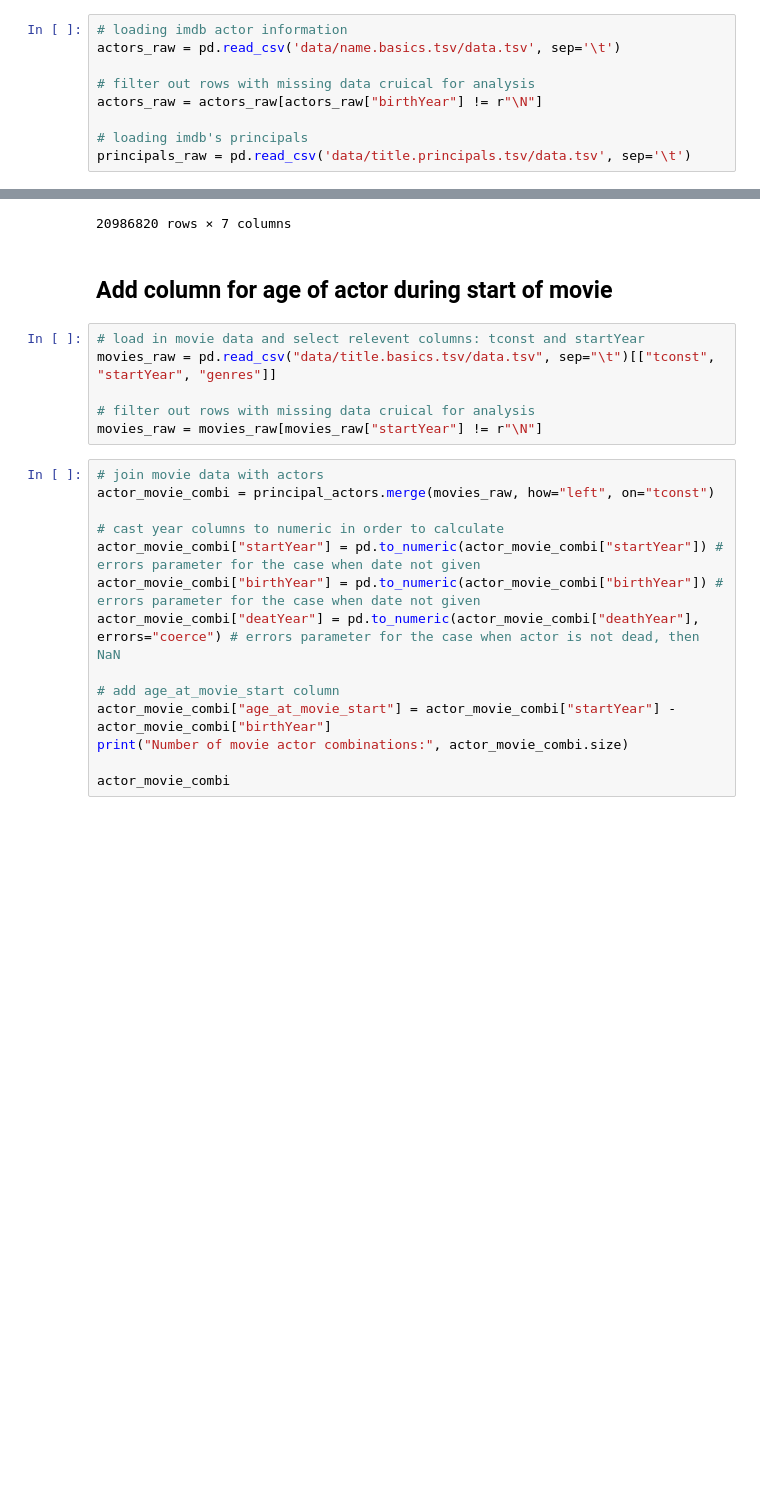
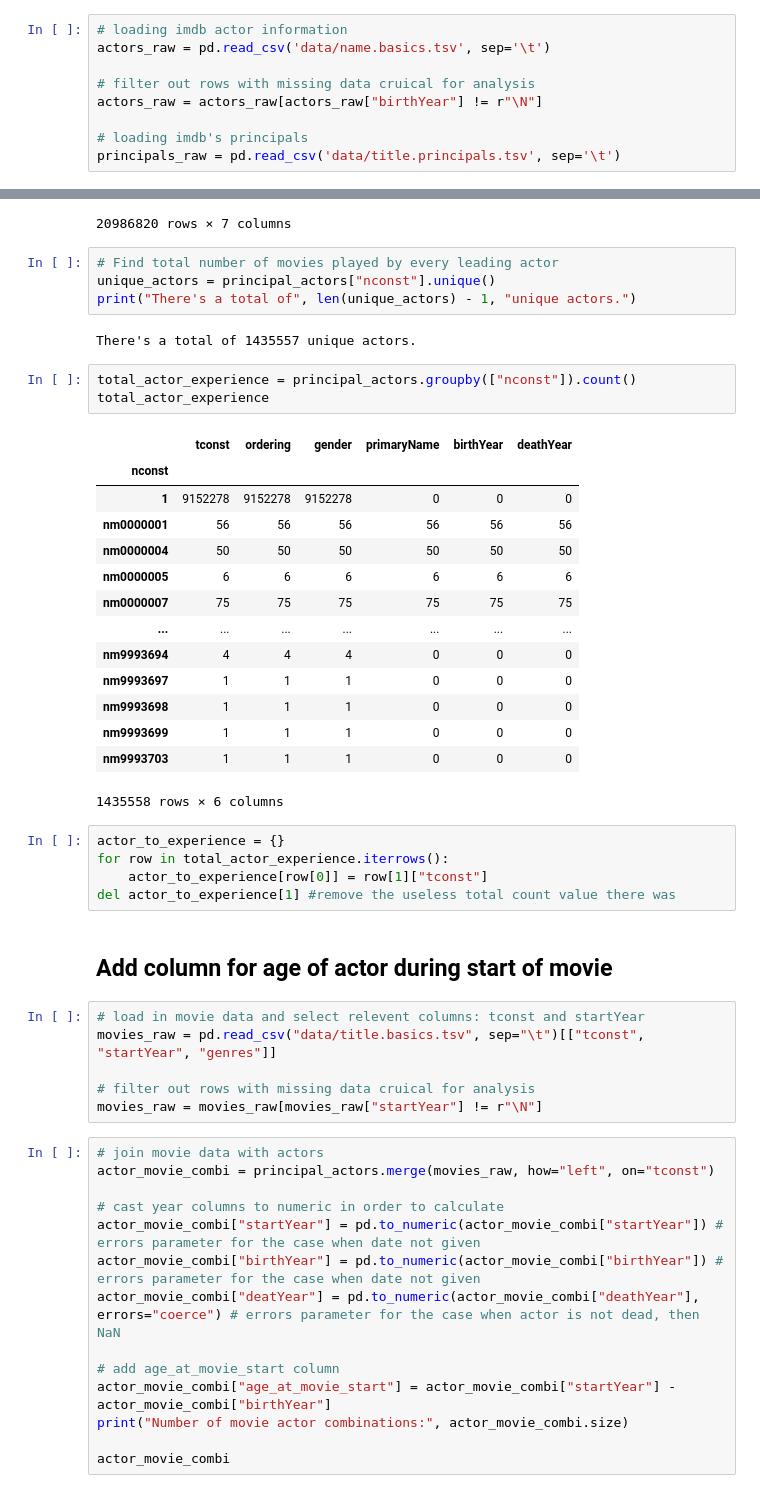
Before and after one commit to epfl-ada/ada-2022-project-jash, a Jupyter notebook: preporcessing.ipynb, the cells around one changed output, grey strips where cells are left out. Cells and saved outputs as stored; diff of their text form; blank space fills up the shorter version.

Commit message:
created {actor:total movie experience} map

```diff
--- a/preporcessing.ipynb
+++ b/preporcessing.ipynb
@@ -3,13 +3,13 @@ import pandas as pd
 import numpy as np
 # %%
 # loading imdb actor information
-actors_raw = pd.read_csv('data/name.basics.tsv/data.tsv', sep='\t')
+actors_raw = pd.read_csv('data/name.basics.tsv', sep='\t')
 
 # filter out rows with missing data cruical for analysis
 actors_raw = actors_raw[actors_raw["birthYear"] != r"\N"]
 
 # loading imdb's principals
-principals_raw = pd.read_csv('data/title.principals.tsv/data.tsv', sep='\t')
+principals_raw = pd.read_csv('data/title.principals.tsv', sep='\t')
 # %%
 print("Number of actors:", actors_raw.size)
 actors_raw
@@ -83,11 +83,40 @@ Number of actors: 146907740
 | 20986818 | tt9916880 | 3 | nm0286175 | 0 | NaN | NaN | NaN |
 | 20986819 | 1 | 1 | 1 | 1 | NaN | NaN | NaN |
 20986820 rows × 7 columns
+# %%
+# Find total number of movies played by every leading actor
+unique_actors = principal_actors["nconst"].unique()
+print("There's a total of", len(unique_actors) - 1, "unique actors.")
+# %% [output]
+There's a total of 1435557 unique actors.
+# %%
+total_actor_experience = principal_actors.groupby(["nconst"]).count()
+total_actor_experience
+# %% [output]
+|  | tconst | ordering | gender | primaryName | birthYear | deathYear |
+| nconst |  |  |  |  |  |  |
+| 1 | 9152278 | 9152278 | 9152278 | 0 | 0 | 0 |
+| nm0000001 | 56 | 56 | 56 | 56 | 56 | 56 |
+| nm0000004 | 50 | 50 | 50 | 50 | 50 | 50 |
+| nm0000005 | 6 | 6 | 6 | 6 | 6 | 6 |
+| nm0000007 | 75 | 75 | 75 | 75 | 75 | 75 |
+| ... | ... | ... | ... | ... | ... | ... |
+| nm9993694 | 4 | 4 | 4 | 0 | 0 | 0 |
+| nm9993697 | 1 | 1 | 1 | 0 | 0 | 0 |
+| nm9993698 | 1 | 1 | 1 | 0 | 0 | 0 |
+| nm9993699 | 1 | 1 | 1 | 0 | 0 | 0 |
+| nm9993703 | 1 | 1 | 1 | 0 | 0 | 0 |
+1435558 rows × 6 columns
+# %%
+actor_to_experience = {}
+for row in total_actor_experience.iterrows():
+    actor_to_experience[row[0]] = row[1]["tconst"]
+del actor_to_experience[1] #remove the useless total count value there was
 # %% [markdown]
 ## Add column for age of actor during start of movie
 # %%
 # load in movie data and select relevent columns: tconst and startYear
-movies_raw = pd.read_csv("data/title.basics.tsv/data.tsv", sep="\t")[["tconst", "startYear", "genres"]]
+movies_raw = pd.read_csv("data/title.basics.tsv", sep="\t")[["tconst", "startYear", "genres"]]
 
 # filter out rows with missing data cruical for analysis
 movies_raw = movies_raw[movies_raw["startYear"] != r"\N"]
```
Also changed, not shown: parts of 1 cell of this notebook, 2 other files.
